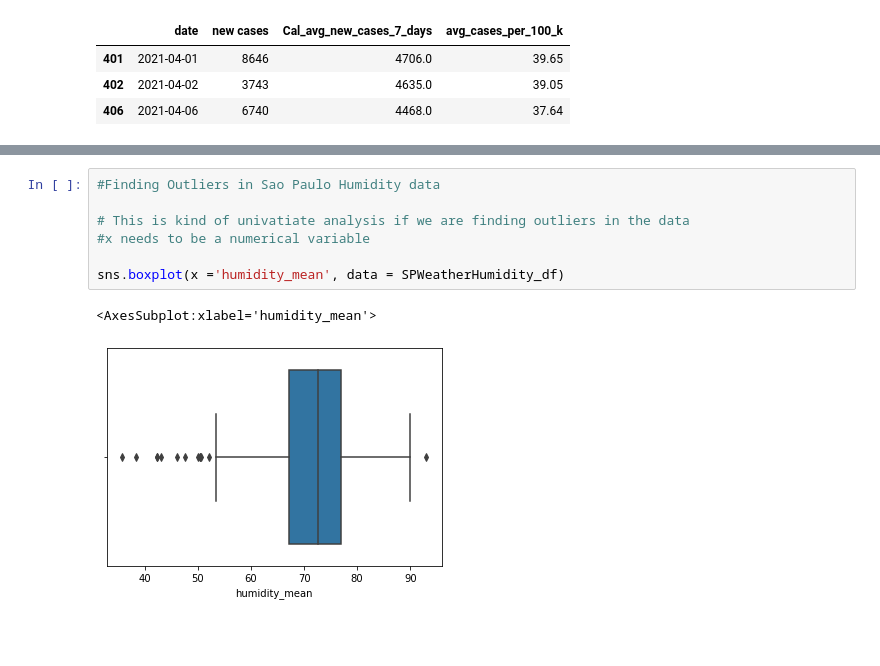
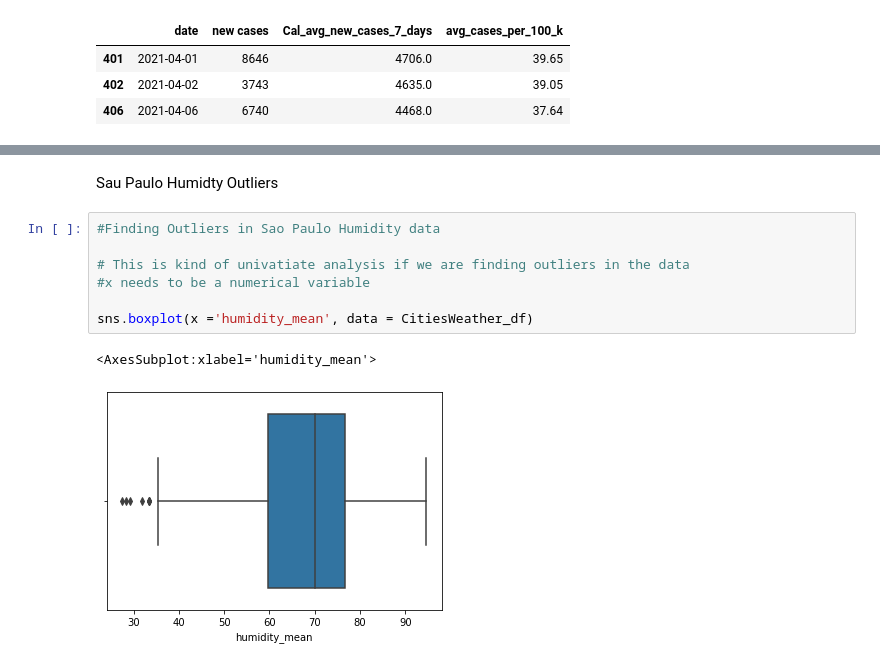
Before and after one commit to archinarula/Group-5-Project, a Jupyter notebook: Archana_WorkingFolder/NewData_Outliers -City Level.ipynb, the cells around one changed output, grey strips where cells are left out. Drawn from its saved outputs; the diff is of its cells as text; blank space fills up the shorter version.

```diff
--- a/Archana_WorkingFolder/NewData_Outliers -City Level.ipynb
+++ b/Archana_WorkingFolder/NewData_Outliers -City Level.ipynb
@@ -282,10 +316,12 @@ SPWeatherTemp_df[SPWeatherTemp_df['temp_mean']<12.5]
+# %% [markdown]
+Sau Paulo Humidty Outliers
 # %%
 #Finding Outliers in Sao Paulo Humidity data
 
 # This is kind of univatiate analysis if we are finding outliers in the data
 #x needs to be a numerical variable
 
-sns.boxplot(x ='humidity_mean', data = SPWeatherHumidity_df)
+sns.boxplot(x ='humidity_mean', data = CitiesWeather_df)
 # %% [output]
 <AxesSubplot:xlabel='humidity_mean'>
-[figure, old version]
+[figure, new version]
```
Also changed, not shown: parts of 17 cells of this notebook.
